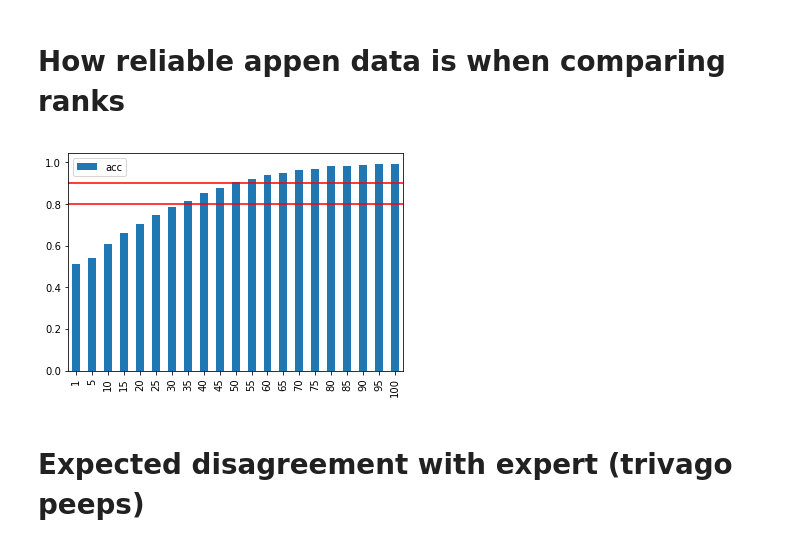
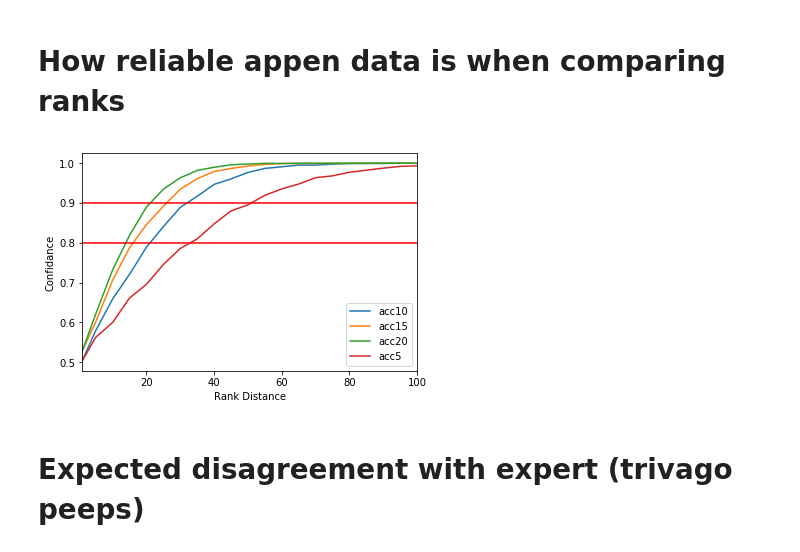
Before and after one commit to nawarhalabi/ranking-svc, a Jupyter notebook: svc.ipynb, the cells around one changed output. Cells and saved outputs as stored; diff of their text form; code cells hidden in the pictures.

```diff
--- a/svc.ipynb
+++ b/svc.ipynb
@@ -217,16 +222,20 @@ for k in range(n):
 # %%
-totals = [sum([l[i] for l in ress]) / n for i in range(len(ress[0]))]
+totals = [[sum([l[i] for l in all_ress[j]]) / n for i in range(len(all_ress[j][0]))] for j in range(len(all_ress))]
 
 ax = pd.DataFrame({
-    'acc': totals
-}, index=[1] + list(range(5, 101, 5))).plot(kind='bar')
+    'acc5': totals[3],
+    'acc10': totals[2],
+    'acc15': totals[1],
+    'acc20': totals[0],
+}, index=[1] + list(range(5, 101, 5))).plot(kind='line')
 
 ax.axhline(0.8, color='r')
 ax.axhline(0.9, color='r')
-
+ax.set_xlabel('Rank Distance')
+ax.set_ylabel('Confidance')
 plt.show()
 # %% [output]
-[figure, old version]
+[figure, new version]
 # %% [markdown]
 # Expected disagreement with expert (trivago peeps)
 # %%
```
Also changed, not shown: parts of 2 cells of this notebook, 1 other file.
